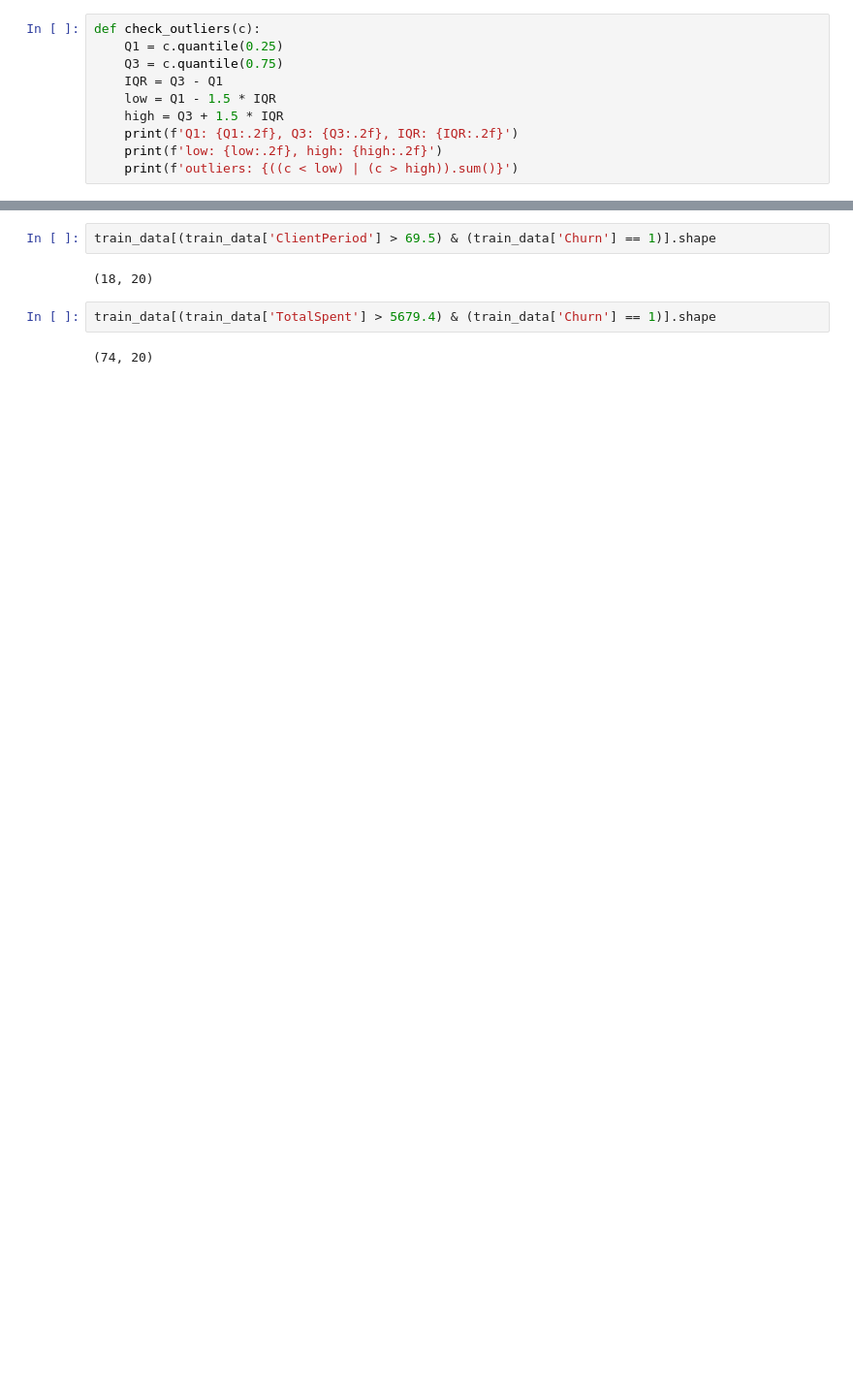
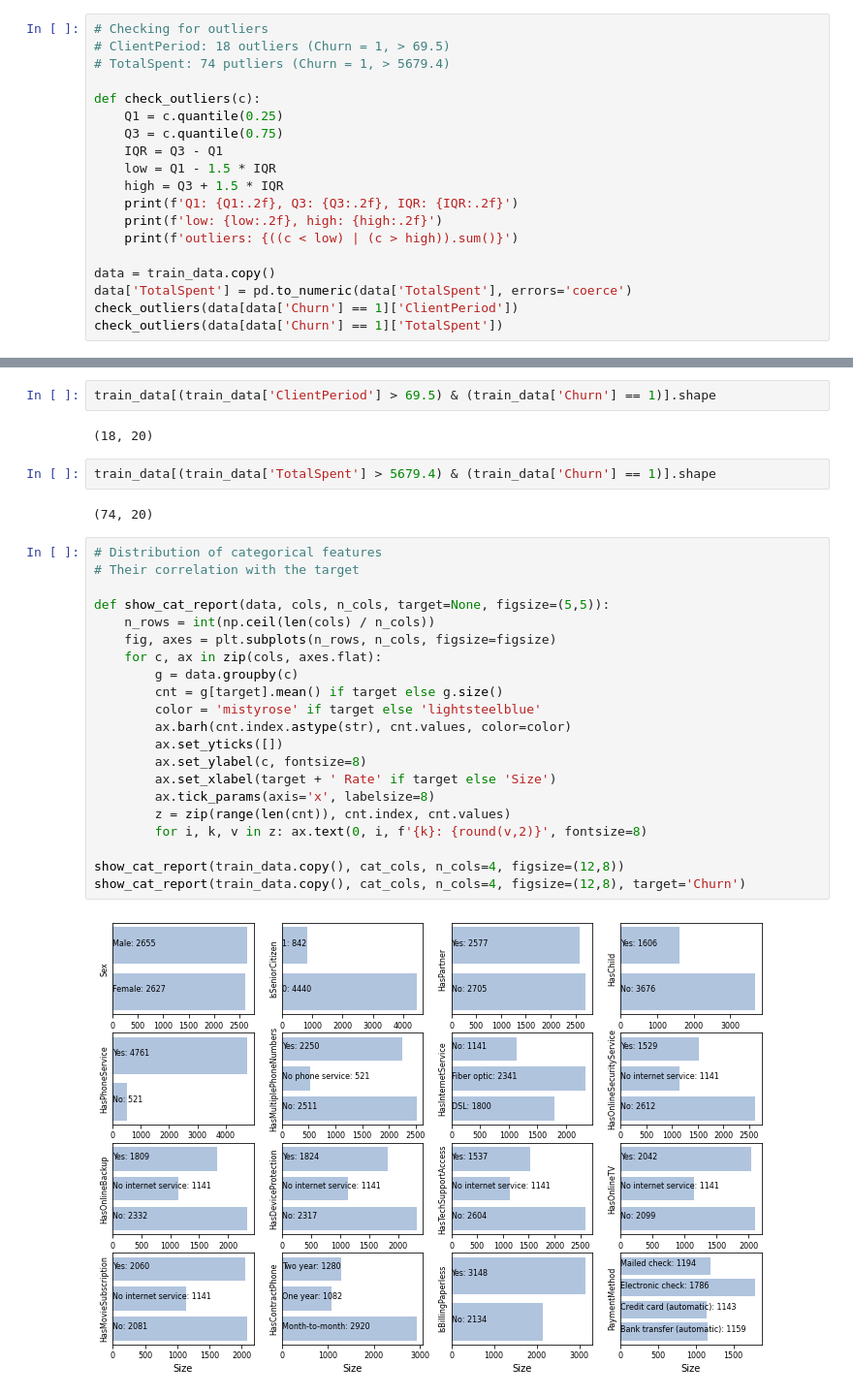
Before and after one commit to MitrofanovDmitry/study, a Jupyter notebook: practice/60 customer churn (dls)/5.ipynb, the cells around one changed output, grey strips where cells are left out. Shown at 97% size. Saved outputs shown, nothing was run; the diff lists cells and outputs as text; blank space fills up the shorter version.

```diff
--- a/practice/60 customer churn (dls)/5.ipynb
+++ b/practice/60 customer churn (dls)/5.ipynb
@@ -155,6 +176,10 @@ sns.boxplot(x='Churn', y='TotalSpent', data=train_data, ax=axes.flat[2]);
 # %% [output]
 [figure]
 # %%
+# Checking for outliers
+# ClientPeriod: 18 outliers (Churn = 1, > 69.5)
+# TotalSpent: 74 putliers (Churn = 1, > 5679.4)
+
 def check_outliers(c):
     Q1 = c.quantile(0.25)
     Q3 = c.quantile(0.75)
@@ -164,3 +189,8 @@ def check_outliers(c):
     print(f'Q1: {Q1:.2f}, Q3: {Q3:.2f}, IQR: {IQR:.2f}')
     print(f'low: {low:.2f}, high: {high:.2f}')
     print(f'outliers: {((c < low) | (c > high)).sum()}')
+
+data = train_data.copy()
+data['TotalSpent'] = pd.to_numeric(data['TotalSpent'], errors='coerce')
+check_outliers(data[data['Churn'] == 1]['ClientPeriod'])
+check_outliers(data[data['Churn'] == 1]['TotalSpent'])
@@ -184,3 +209,26 @@ train_data[(train_data['ClientPeriod'] > 69.5) & (train_data['Churn'] == 1)].sha
 train_data[(train_data['TotalSpent'] > 5679.4) & (train_data['Churn'] == 1)].shape
 # %% [output]
 (74, 20)
+# %%
+# Distribution of categorical features
+# Their correlation with the target
+
+def show_cat_report(data, cols, n_cols, target=None, figsize=(5,5)):
+    n_rows = int(np.ceil(len(cols) / n_cols))
+    fig, axes = plt.subplots(n_rows, n_cols, figsize=figsize)
+    for c, ax in zip(cols, axes.flat):
+        g = data.groupby(c)
+        cnt = g[target].mean() if target else g.size()
+        color = 'mistyrose' if target else 'lightsteelblue'
+        ax.barh(cnt.index.astype(str), cnt.values, color=color)
+        ax.set_yticks([])
+        ax.set_ylabel(c, fontsize=8)
+        ax.set_xlabel(target + ' Rate' if target else 'Size')
+        ax.tick_params(axis='x', labelsize=8)
+        z = zip(range(len(cnt)), cnt.index, cnt.values)
+        for i, k, v in z: ax.text(0, i, f'{k}: {round(v,2)}', fontsize=8)
+
+show_cat_report(train_data.copy(), cat_cols, n_cols=4, figsize=(12,8))
+show_cat_report(train_data.copy(), cat_cols, n_cols=4, figsize=(12,8), target='Churn')
+# %% [output]
+[figure, added]
```
Also changed, not shown: parts of 11 cells of this notebook.
